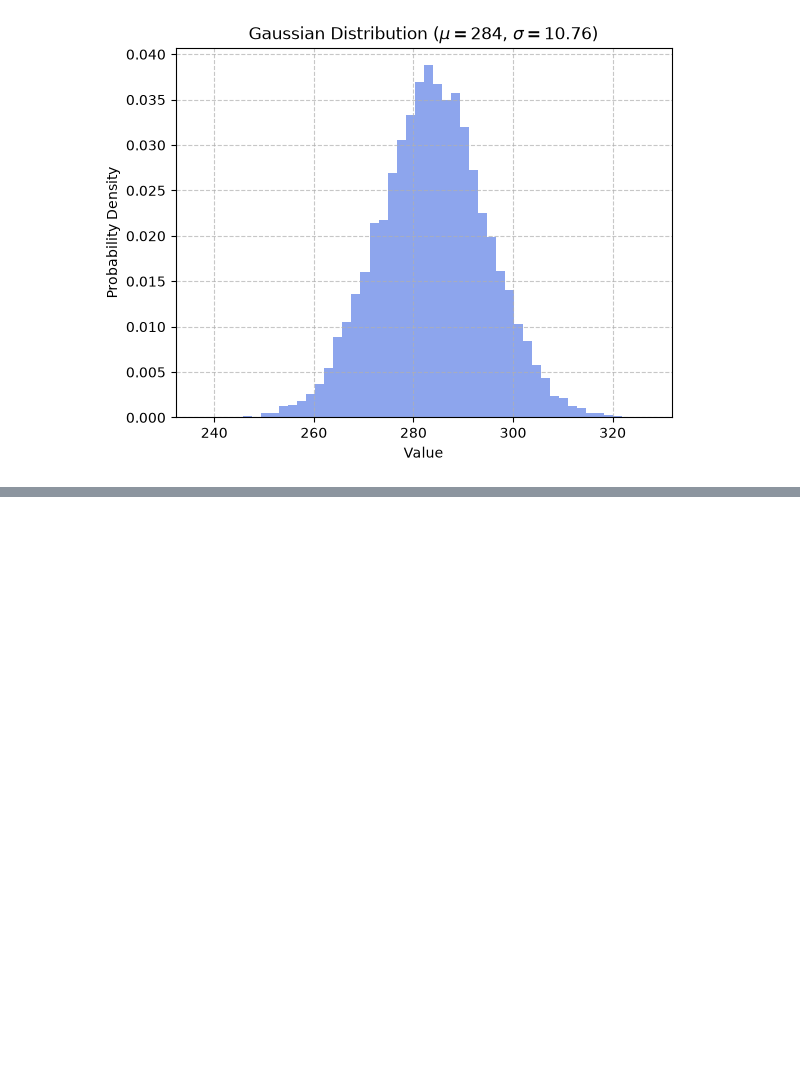
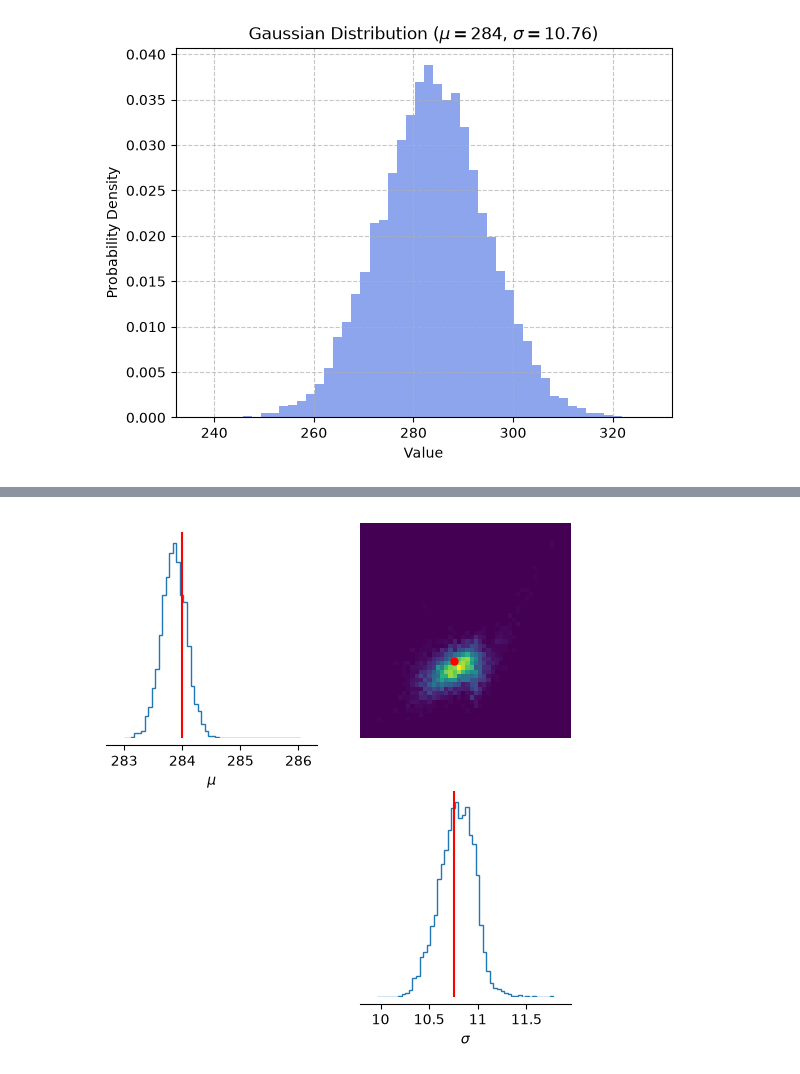
Before and after one commit to jarachisholm/SBI_clustering, a Jupyter notebook: distribution_inference.ipynb, the cells around one changed output, grey strips where cells are left out. Drawn from its saved outputs; the diff is of its cells as text; code cells hidden in the pictures; blank space fills up the shorter version.

```diff
--- a/distribution_inference.ipynb
+++ b/distribution_inference.ipynb
@@ -121,0 +110,11 @@ NameError: name 'BoxUniform' is not defined
+# %%
+#plot the posterior from above
+fig, axes = pairplot(
+    post_samples,
+    points=[[284.0, 10.76]],
+    points_colors=["red"],
+    labels=[r"$\mu$", r"$\sigma$"],
+    figsize=(6, 6),
+)
+# %% [output]
+[figure, added]
```
Also changed, not shown: parts of 7 cells of this notebook.
